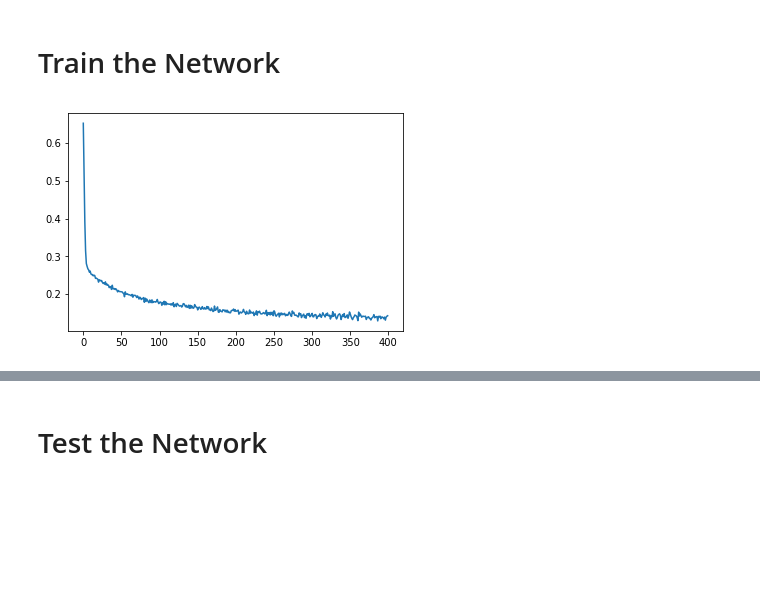
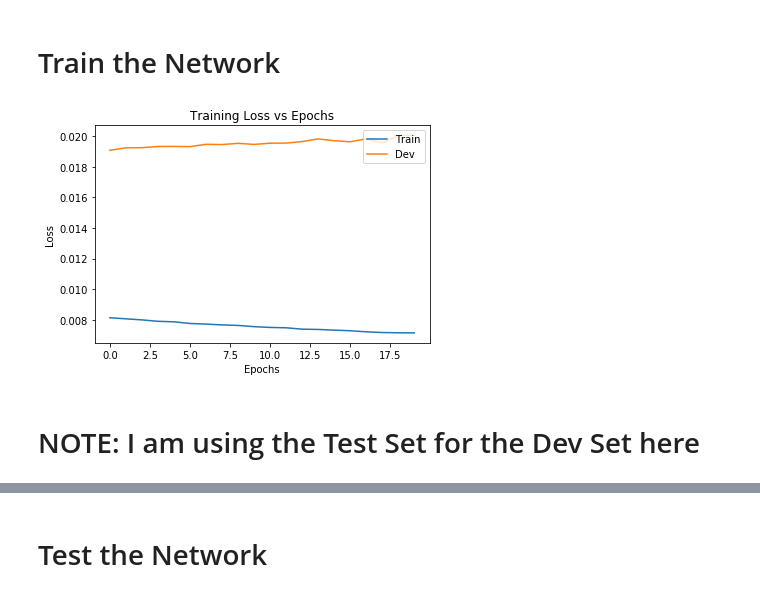
Before and after one commit to tzahroof/PokemonTypeNN, a Jupyter notebook: Color_Training.ipynb, the cells around one changed output, grey strips where cells are left out. Saved outputs shown, nothing was run; the diff lists cells and outputs as text; code cells hidden in the pictures; blank space fills up the shorter version.

```diff
--- a/Color_Training.ipynb
+++ b/Color_Training.ipynb
@@ -247,15 +247,25 @@ use_cuda = False
 # %%
 #Determine whether to load the model
 
 load_model = True
-saved_losses = []
+saved_losses = {"train":[],
+                "dev":[]}
 
 if load_model:
     state = torch.load(os.path.join(os.getcwd(), "model",net.getName()+".pt"))
     net.load_state_dict(state["state_dict"])
     optimizer.load_state_dict(state["optimizer"])
-    saved_losses = state["saved_losses"]
-    plt.plot(saved_losses)
+    saved_losses["train"] = state["train_loss"]
+    saved_losses["dev"]   = state["dev_loss"]
+
+    plt.title("Training Loss vs Epochs")
+    plt.plot(saved_losses["train"], label="Train")
+    plt.plot(saved_losses["dev"], label="Dev")
+    plt.legend(loc="upper right")
+    plt.xlabel("Epochs")
+    plt.ylabel("Loss")
 # %% [output]
-[figure, old version]
+[figure, new version]
+# %% [markdown]
+# NOTE: I am using the Test Set for the Dev Set here
 # %%
```
Also changed, not shown: parts of 2 cells of this notebook, 2 other files.
